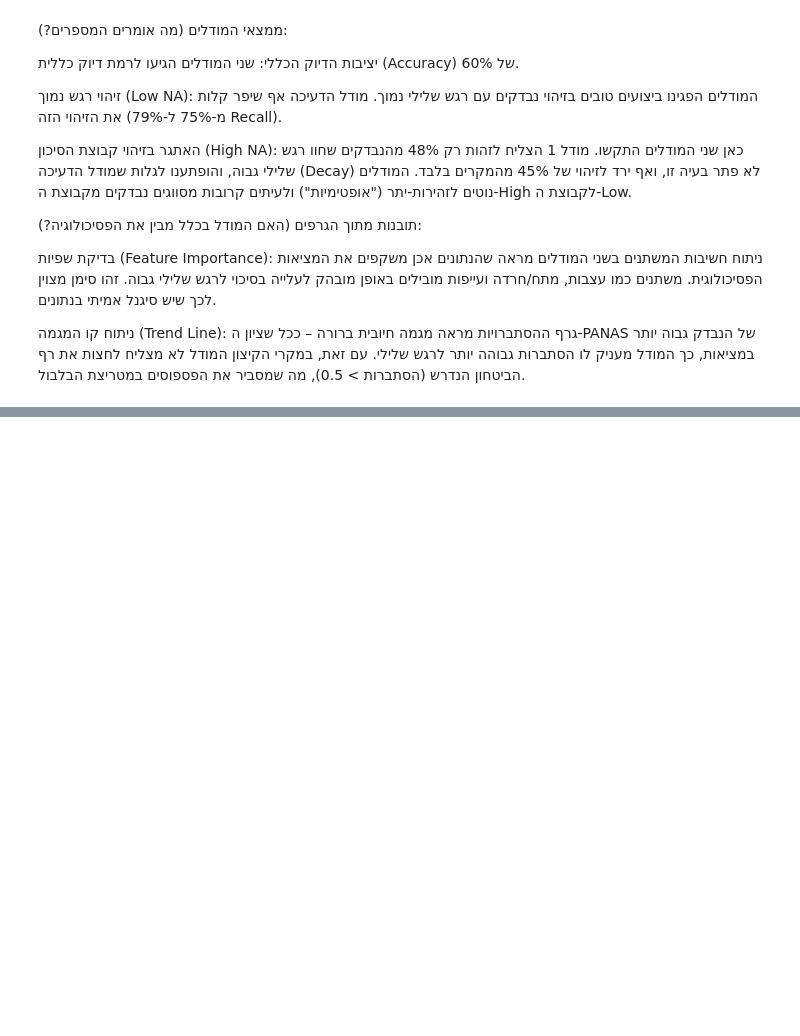
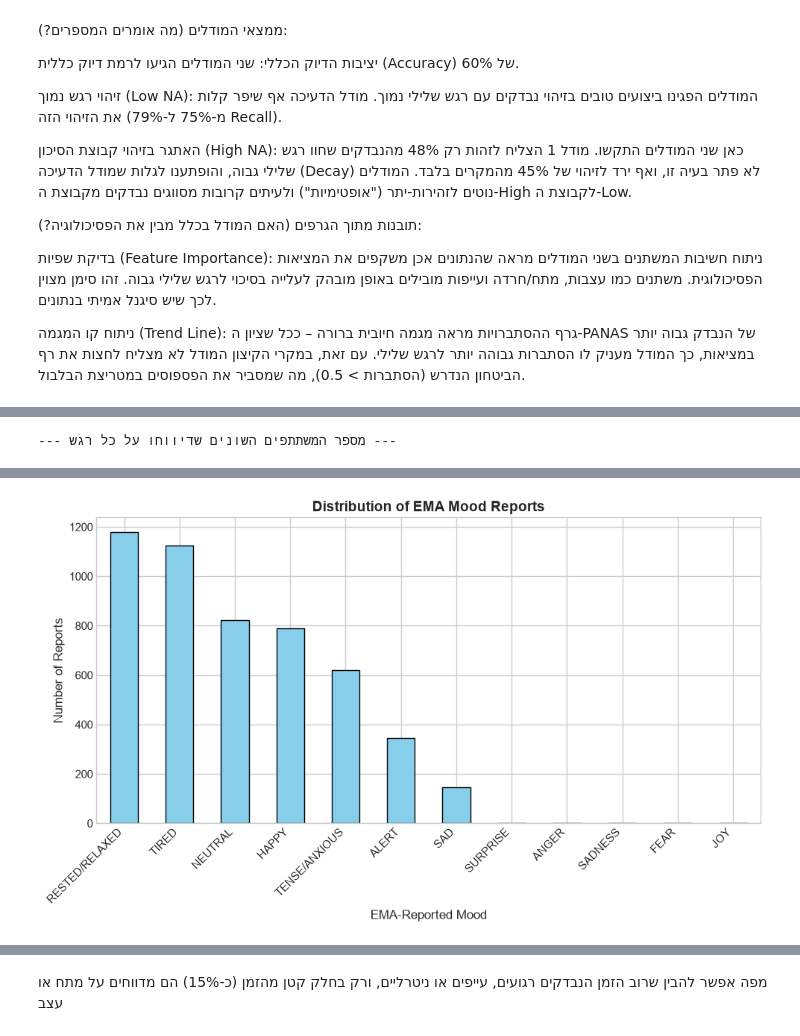
Before and after one commit to MoriahTDaniel/lifesnaps_project, a Jupyter notebook: notebooks/03_panas_like_model.ipynb, the cells around one changed output, grey strips where cells are left out. Drawn from its saved outputs; the diff is of its cells as text; code cells hidden in the pictures; blank space fills up the shorter version.

```diff
--- a/notebooks/03_panas_like_model.ipynb
+++ b/notebooks/03_panas_like_model.ipynb
@@ -1961,3 +1896,77 @@ High (>=20.0)       0.74      0.45      0.56        31
 בדיקת שפיות (Feature Importance): ניתוח חשיבות המשתנים בשני המודלים מראה שהנתונים אכן משקפים את המציאות הפסיכולוגית. משתנים כמו עצבות, מתח/חרדה ועייפות מובילים באופן מובהק לעלייה בסיכוי לרגש שלילי גבוה. זהו סימן מצוין לכך שיש סיגנל אמיתי בנתונים.
 
 ניתוח קו המגמה (Trend Line): גרף ההסתברויות מראה מגמה חיובית ברורה – ככל שציון ה-PANAS של הנבדק גבוה יותר במציאות, כך המודל מעניק לו הסתברות גבוהה יותר לרגש שלילי. עם זאת, במקרי הקיצון המודל לא מצליח לחצות את רף הביטחון הנדרש (הסתברות > 0.5), מה שמסביר את הפספוסים במטריצת הבלבול.
+# %%
+import pandas as pd
+import matplotlib.pyplot as plt
+from pathlib import Path
+
+print("=== שלב 1: טעינה והכנת נתונים ===")
+# 1. נוודא שטבלת ה-EMA קיימת בזיכרון. אם לא, נטען אותה.
+if 'df_sema_local' not in locals() and 'df_sema_local' not in globals():
+    print("הטבלה 'df_sema_local' לא נמצאה בזיכרון. מנסה לטעון מהקובץ...")
+    try:
+        DATA_DIR = Path("../data/processed_parquet")
+        sema_path = DATA_DIR / "all_sema_emotions.parquet"
+        df_sema_local = pd.read_parquet(sema_path)
+        print("הטבלה נטענה בהצלחה!")
+    except Exception as e:
+        print(f"שגיאה בטעינת הקובץ. אנא ודאי שהנתיב נכון. פירוט השגיאה: {e}")
+else:
+    print("הטבלה 'df_sema_local' כבר קיימת בזיכרון. ממשיכים...")
+
+print("\n=== שלב 2: ה-EDA של רותם (התפלגות דיווחי ה-EMA) ===")
+# 2. הרצת הקוד של רותם בצורה בטוחה
+try:
+    ema_eda = df_sema_local[
+        df_sema_local['data.MOOD'].notna() &
+        (df_sema_local['data.MOOD'] != '<no-response>')
+    ].copy()
+
+    # ספירה ואחוזים
+    mood_counts = ema_eda['data.MOOD'].value_counts()
+    mood_percent = ema_eda['data.MOOD'].value_counts(normalize=True).mul(100)
+
+    mood_summary = pd.DataFrame({
+        'count': mood_counts,
+        'percent': mood_percent
+    }).round(2)
+
+    print(f"Total valid EMA mood reports: {len(ema_eda):,}")
+    print(f"Number of participants: {ema_eda['user_id'].nunique()}\n")
+    display(mood_summary)
+
+    # ספירת משתתפים שונים לכל רגש
+    participants_per_mood = (
+        ema_eda.groupby('data.MOOD')['user_id']
+        .nunique()
+        .sort_values(ascending=False)
+    )
+    participants_per_mood.name = 'number_of_participants'
+    print("\n--- מספר המשתתפים השונים שדיווחו על כל רגש ---")
+    display(participants_per_mood.to_frame())
+
+    # ציור הגרף שרותם ביקשה
+    plt.figure(figsize=(10, 6))
+    mood_counts.plot(kind='bar', color='skyblue', edgecolor='black')
+    plt.title('Distribution of EMA Mood Reports', fontsize=14, fontweight='bold')
+    plt.xlabel('EMA-Reported Mood', fontsize=12)
+    plt.ylabel('Number of Reports', fontsize=12)
+    plt.xticks(rotation=45, ha='right')
+    plt.tight_layout()
+    plt.show()
+
+except Exception as e:
+    print(f"שגיאה בהרצת ה-EDA: {e}")
+
+print("\n=== שלב 3: בדיקת משתנים להמשך (ריגול למניעת שגיאות) ===")
+# 3. נדפיס את כל הטבלאות שזמינות לנו עכשיו כדי לתכנן את המיזוג הפיזיולוגי
+dfs_in_memory = {name: var.shape for name, var in list(locals().items()) + list(globals().items()) if isinstance(var, pd.DataFrame)}
+if dfs_in_memory:
+    print("הטבלאות (DataFrames) שפתוחות אצלך כרגע בזיכרון:")
+    for name, shape in dfs_in_memory.items():
+        if not name.startswith('_'): # מסנן משתני מערכת פנימיים
+            print(f" - {name}: {shape}")
+else:
+    print("אין טבלאות נוספות בזיכרון כרגע.")
+# %% [output]
@@ -1963,0 +1994 @@ High (>=20.0)       0.74      0.45      0.56        31
+--- מספר המשתתפים השונים שדיווחו על כל רגש ---
@@ -1963,0 +2009 @@ High (>=20.0)       0.74      0.45      0.56        31
+[figure, added]
@@ -1963,0 +2027,2 @@ High (>=20.0)       0.74      0.45      0.56        31
+# %% [markdown]
+מפה אפשר להבין שרוב הזמן הנבדקים רגועים, עייפים או ניטרליים, ורק בחלק קטן מהזמן (כ-15%) הם מדווחים על מתח או עצב
```
Also changed, not shown: parts of 11 cells of this notebook, 2 other files.
